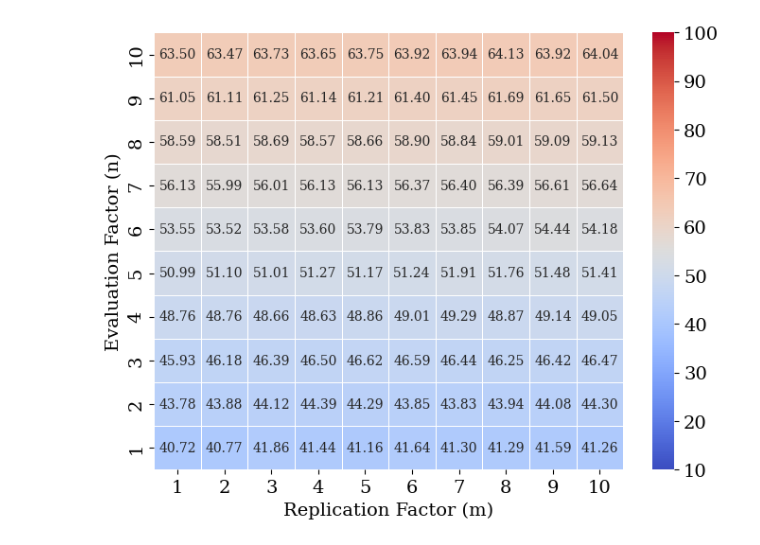
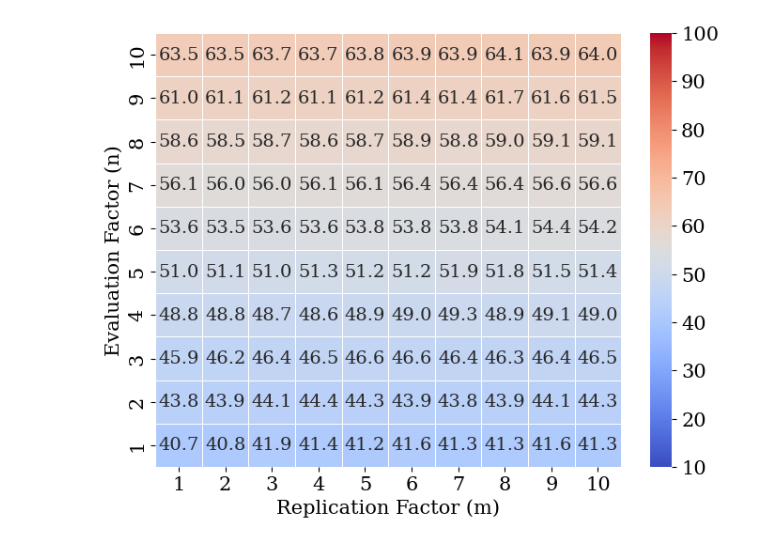
Before and after one commit to lokingdav/sidecar, a Jupyter notebook: jodi/prototype/experiments/results/scripts/exp1.ipynb, the cells around one changed output. Drawn from its saved outputs; the diff is of its cells as text; code cells hidden in the pictures.

Commit message:
Increased figure font sizes

```diff
--- a/jodi/prototype/experiments/results/scripts/exp1.ipynb
+++ b/jodi/prototype/experiments/results/scripts/exp1.ipynb
@@ -4,8 +4,8 @@ import matplotlib.pyplot as plt
 import seaborn as sns
 import matplotlib as mpl
 
-heatmapFsDefault = 10
-defaultFs = 14
+heatmapFsDefault = 14
+defaultFs = 15
 
 # Set global font settings to a serif font like Times New Roman
 mpl.rcParams['font.family'] = 'serif'
@@ -14,32 +14,32 @@ mpl.rcParams['font.size'] = defaultFs  # Adjust to match academic text size
 # Load the CSV file
 file_path = "../experiment-1.csv"  # Adjust the path if needed
 df = pd.read_csv(file_path)
 
 # Strip spaces from column names
 df.columns = df.columns.str.strip()
 
 # Group data by (n_ev, n_ms) and compute median latency
 grouped = df.groupby(['n_ev', 'n_ms']).agg({'lat_med': 'median'}).reset_index()
 
 # Pivot table for heatmap visualization
 latency_pivot = grouped.pivot(index='n_ev', columns='n_ms', values='lat_med')
 
 # Create and save the latency heatmap, fixing the color scale to [0, 100]
 plt.figure(figsize=(8, 6))
 sns.heatmap(
     latency_pivot.sort_index(ascending=False),
     annot=True,
     cmap='coolwarm',
-    fmt=".2f",
+    fmt=".1f",
     linewidths=0.5,
     annot_kws={"fontsize": heatmapFsDefault},
     vmin=10,       # Minimum value of the color scale
     vmax=100      # Maximum value of the color scale
 )
 
 plt.xlabel('Replication Factor (m)', fontsize=defaultFs)
 plt.ylabel('Evaluation Factor (n)', fontsize=defaultFs)
 plt.savefig("../charts/latency_heatmap.pdf", bbox_inches='tight', dpi=300, transparent=True)
 plt.show()
 # %% [output]
-[figure, old version]
+[figure, new version]
```
Also changed, not shown: 7 other files.
